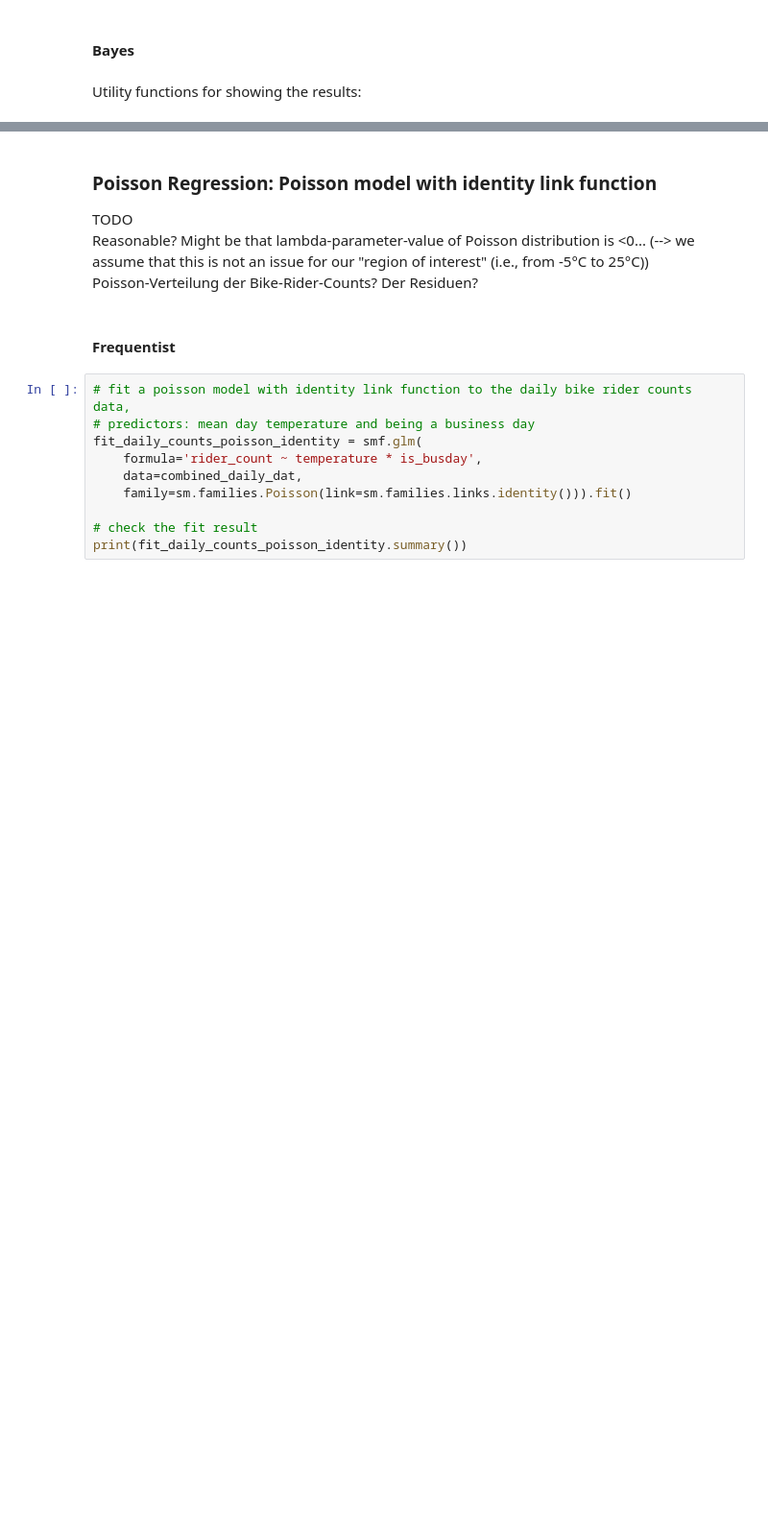
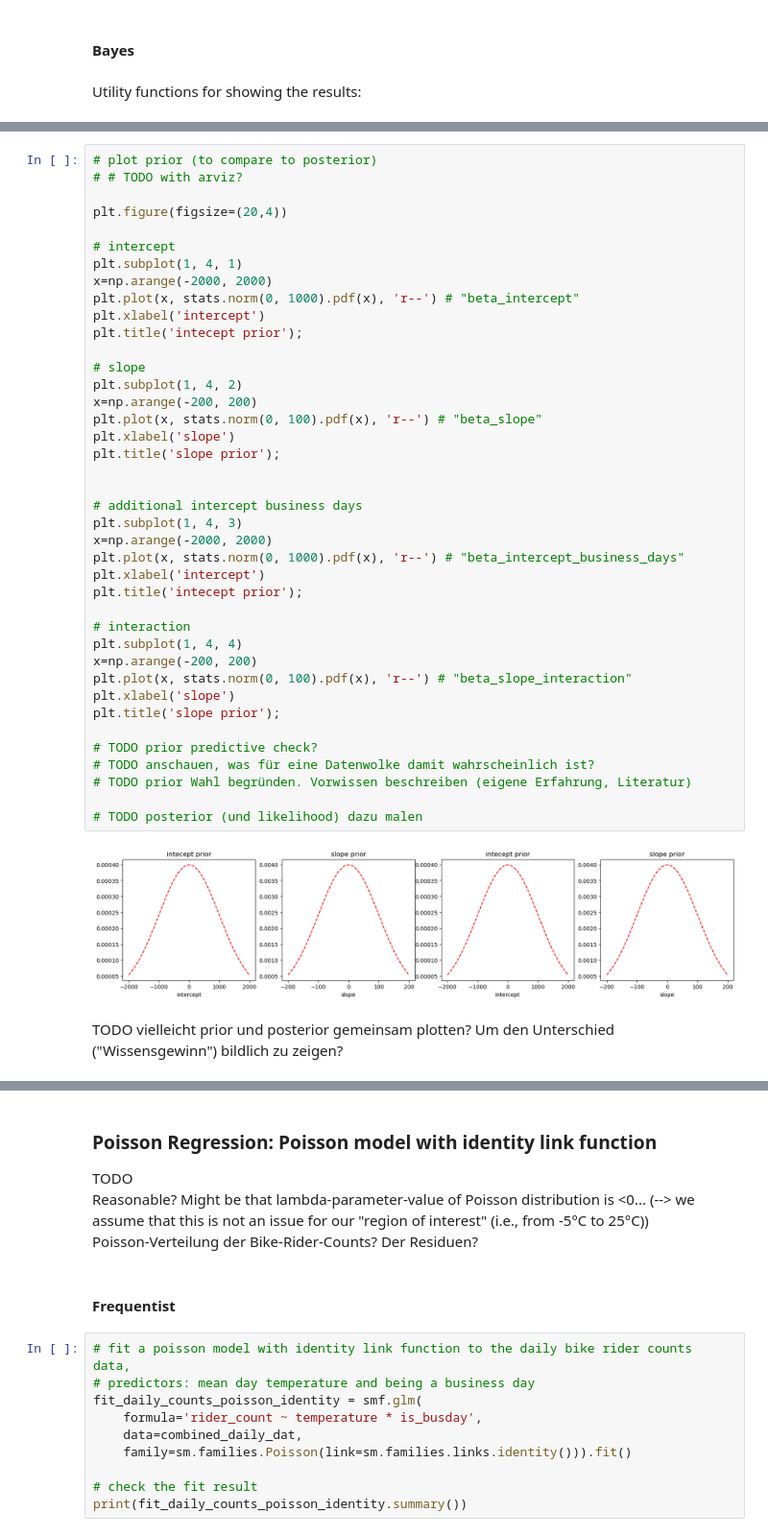
Before and after one commit to rfechner/DataLiteracy2022, a Jupyter notebook: project/data_processing/04_analysis.ipynb, the cells around one changed output, grey strips where cells are left out. Shown at 96% size. Drawn from its saved outputs; the diff is of its cells as text; blank space fills up the shorter version.

```diff
--- a/project/data_processing/04_analysis.ipynb
+++ b/project/data_processing/04_analysis.ipynb
@@ -327,0 +405,44 @@ TODO How to check model assumptions? Bayesian residuals?
+# %%
+# plot prior (to compare to posterior)
+# # TODO with arviz?
+
+plt.figure(figsize=(20,4))
+
+# intercept
+plt.subplot(1, 4, 1)
+x=np.arange(-2000, 2000)
+plt.plot(x, stats.norm(0, 1000).pdf(x), 'r--') # "beta_intercept"
+plt.xlabel('intercept')
+plt.title('intecept prior');
+
+# slope
+plt.subplot(1, 4, 2)
+x=np.arange(-200, 200)
+plt.plot(x, stats.norm(0, 100).pdf(x), 'r--') # "beta_slope"
+plt.xlabel('slope')
+plt.title('slope prior');
+
+
+# additional intercept business days
+plt.subplot(1, 4, 3)
+x=np.arange(-2000, 2000)
+plt.plot(x, stats.norm(0, 1000).pdf(x), 'r--') # "beta_intercept_business_days"
+plt.xlabel('intercept')
+plt.title('intecept prior');
+
+# interaction
+plt.subplot(1, 4, 4)
+x=np.arange(-200, 200)
+plt.plot(x, stats.norm(0, 100).pdf(x), 'r--') # "beta_slope_interaction"
+plt.xlabel('slope')
+plt.title('slope prior');
+
+# TODO prior predictive check?
+# TODO anschauen, was für eine Datenwolke damit wahrscheinlich ist?
+# TODO prior Wahl begründen. Vorwissen beschreiben (eigene Erfahrung, Literatur)
+
+# TODO posterior (und likelihood) dazu malen
+# %% [output]
+[figure, added]
+# %% [markdown]
+TODO vielleicht prior und posterior gemeinsam plotten? Um den Unterschied ("Wissensgewinn") bildlich zu zeigen?
```
Also changed, not shown: parts of 48 cells of this notebook.
